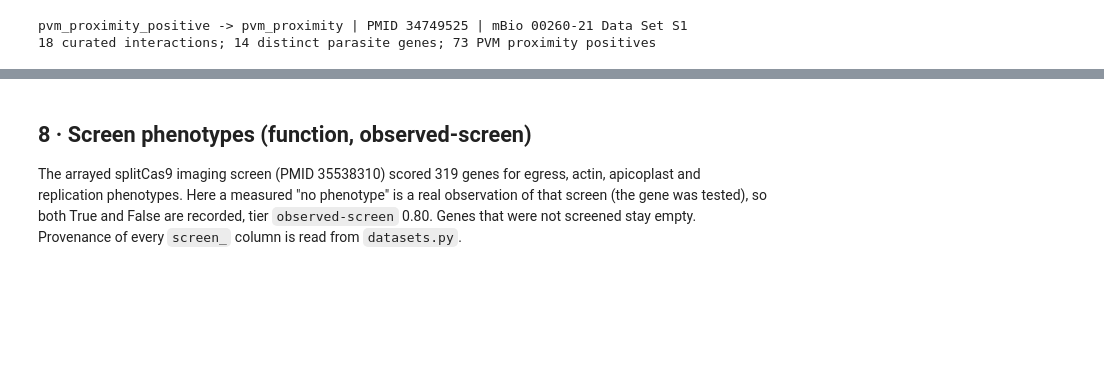
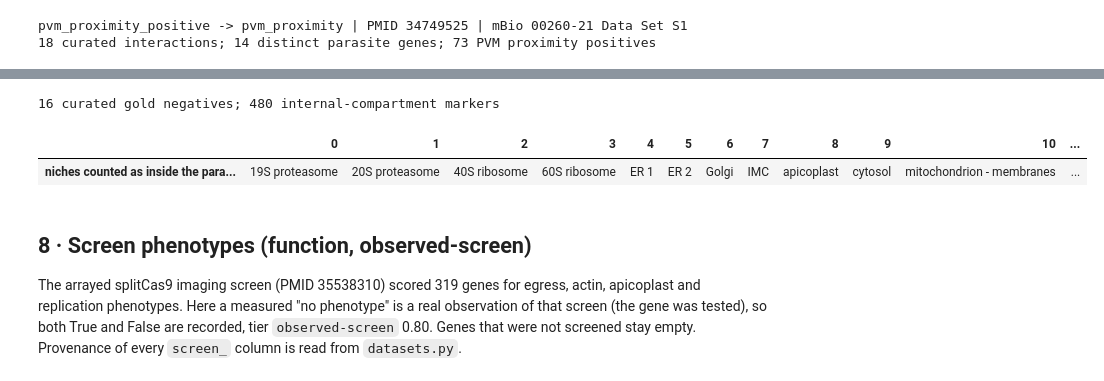
Before and after one commit to EinarOlafsson/parascape, a Jupyter notebook: notebooks/information_map_v0_2026_11_04.ipynb, the cells around one changed output, grey strips where cells are left out. Cells and saved outputs as stored; diff of their text form; code cells hidden in the pictures; blank space fills up the shorter version.

```diff
--- a/notebooks/information_map_v0_2026_11_04.ipynb
+++ b/notebooks/information_map_v0_2026_11_04.ipynb
@@ -212,3 +222,30 @@ pvm_proximity_positive -> pvm_proximity | PMID 34749525 | mBio 00260-21 Data Set
+# %%
+
+GOLD = Path('/media/carruthers/mnt3/claude/toxoplasma_projects/datasets/hostfacing_goldsets.json')
+gold = json.loads(GOLD.read_text())
+n_gold = 0
+for r in gold['gold_negative']:
+    if r['gene_id'] in GENESET:
+        add_ev(r['gene_id'], 'host_facing', 'no', TIER_P['observed-curated'], 'observed-curated',
+               r['evidence'][:200], f"hostfacing_goldsets.json gold_negative ({r['name']}; confidence {r['confidence']})")
+        n_gold += 1
+INSIDE = ('apicoplast', 'mitochondrion', 'nucleus', 'nucleolus', 'ribosome', 'proteasome', 'Golgi', 'ER',
+          'cytosol', 'tubulin cytoskeleton', 'IMC')
+NOT_NEGATIVE = ('dense granules', 'rhoptries', 'micronemes', 'apical', 'PM -', 'endomembrane vesicles')
+def inside_parasite(niche):
+    if any(k in niche for k in NOT_NEGATIVE):
+        return False
+    return any(niche.startswith(k) or k in niche for k in INSIDE)
+inside = {g: m for g, m in zip(mk_in.Accession, mk_in.markers) if inside_parasite(m)}
+for g, m in inside.items():
+    add_ev(g, 'host_facing', 'no', 0.80, 'observed-curated', 'PMID:32619502',
+           f'Barylyuk 2020 hyperLOPIT marker of {m} (a compartment inside the parasite; inference from residence)')
+print(n_gold, 'curated gold negatives;', len(inside), 'internal-compartment markers')
+pd.Series(sorted({m for m in inside.values()})).to_frame('niches counted as inside the parasite').T
+# %% [output]
+16 curated gold negatives; 480 internal-compartment markers
+|  | 0 | 1 | 2 | 3 | 4 | 5 | 6 | 7 | 8 | 9 | 10 | ... |
+| niches counted as inside the para... | 19S proteasome | 20S proteasome | 40S ribosome | 60S ribosome | ER 1 | ER 2 | Golgi | IMC | apicoplast | cytosol | mitochondrion - membranes | ... |
 # %% [markdown]
 ## 8 · Screen phenotypes (function, observed-screen)
 
```
Also changed, not shown: parts of 7 cells of this notebook, 14 other files.
